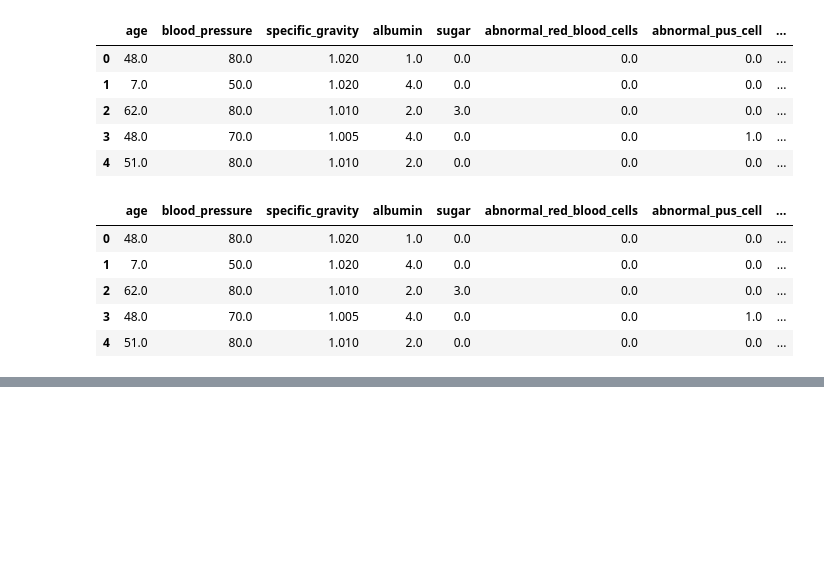
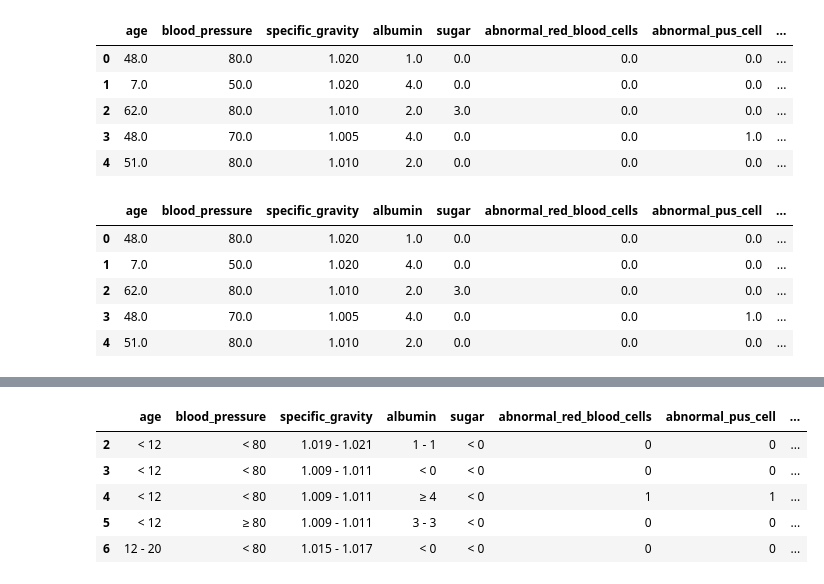
Before and after one commit to jeff-d-wang/CKD_Predictor, a Jupyter notebook: data_cleanup.ipynb, the cells around one changed output, grey strips where cells are left out. Cells and saved outputs as stored; diff of their text form; code cells hidden in the pictures; blank space fills up the shorter version.

```diff
--- a/data_cleanup.ipynb
+++ b/data_cleanup.ipynb
@@ -80,0 +84,39 @@ plt.show()
+# %%
+df_new = pd.read_csv('data/ckd-dataset-v2.csv')
+df_new = df_new[2:]
+df_new.columns = ['blood_pressure_diastolic', 'blood_pressure_limit', 'specific_gravity',
+                  'albumin', 'class_label', 'abnormal_red_blood_cells', 'sugar', 'abnormal_pus_cell',
+                  'pus_cell_clumps', 'bacteria', 'blood_glucose_random', 'blood_urea', 'sodium',
+                  'serum_creatinine', 'potassium', 'haemoglobin', 'packed_cell_volume',
+                  'red_blood_cell_count', 'white_blood_cell_count', 'hypertension', 'diabetes_mellitus',
+                  'coronary_artery_disease', 'poor_appetite', 'pedal_edema', 'anemia', 'grf', 'stage',
+                  'class', 'age']
+
+df_new['blood_pressure_diastolic'] = pd.to_numeric(df_new['blood_pressure_diastolic'], errors='coerce')
+df_new['abnormal_red_blood_cells'] = pd.to_numeric(df_new['abnormal_red_blood_cells'], errors='coerce')
+df_new['abnormal_pus_cell'] = pd.to_numeric(df_new['abnormal_pus_cell'], errors='coerce')
+df_new['pus_cell_clumps'] = pd.to_numeric(df_new['pus_cell_clumps'], errors='coerce')
+df_new['bacteria'] = pd.to_numeric(df_new['bacteria'], errors='coerce')
+df_new['hypertension'] = pd.to_numeric(df_new['hypertension'], errors='coerce')
+df_new['diabetes_mellitus'] = pd.to_numeric(df_new['diabetes_mellitus'], errors='coerce')
+df_new['coronary_artery_disease'] = pd.to_numeric(df_new['coronary_artery_disease'], errors='coerce')
+df_new['poor_appetite'] = pd.to_numeric(df_new['poor_appetite'], errors='coerce')
+df_new['pedal_edema'] = pd.to_numeric(df_new['pedal_edema'], errors='coerce')
+df_new['anemia'] = pd.to_numeric(df_new['anemia'], errors='coerce')
+
+def assign_blood_pressure(row):
+    if row['blood_pressure_diastolic'] == 0:
+        return '< 80'
+    else:
+        return '≥ 80'
+
+df_new['blood_pressure'] = df_new.apply(assign_blood_pressure, axis=1)
+df_new = df_new[df_clean.columns]
+df_new.head()
+# %% [output]
+|  | age | blood_pressure | specific_gravity | albumin | sugar | abnormal_red_blood_cells | abnormal_pus_cell | ... |
+| 2 | < 12 | < 80 | 1.019 - 1.021 | 1 - 1 | < 0 | 0 | 0 | ... |
+| 3 | < 12 | < 80 | 1.009 - 1.011 | < 0 | < 0 | 0 | 0 | ... |
+| 4 | < 12 | < 80 | 1.009 - 1.011 | ≥ 4 | < 0 | 1 | 1 | ... |
+| 5 | < 12 | ≥ 80 | 1.009 - 1.011 | 3 - 3 | < 0 | 0 | 0 | ... |
+| 6 | 12 - 20 | < 80 | 1.015 - 1.017 | < 0 | < 0 | 0 | 0 | ... |
```
Also changed, not shown: parts of 10 cells of this notebook, 6 other files.
